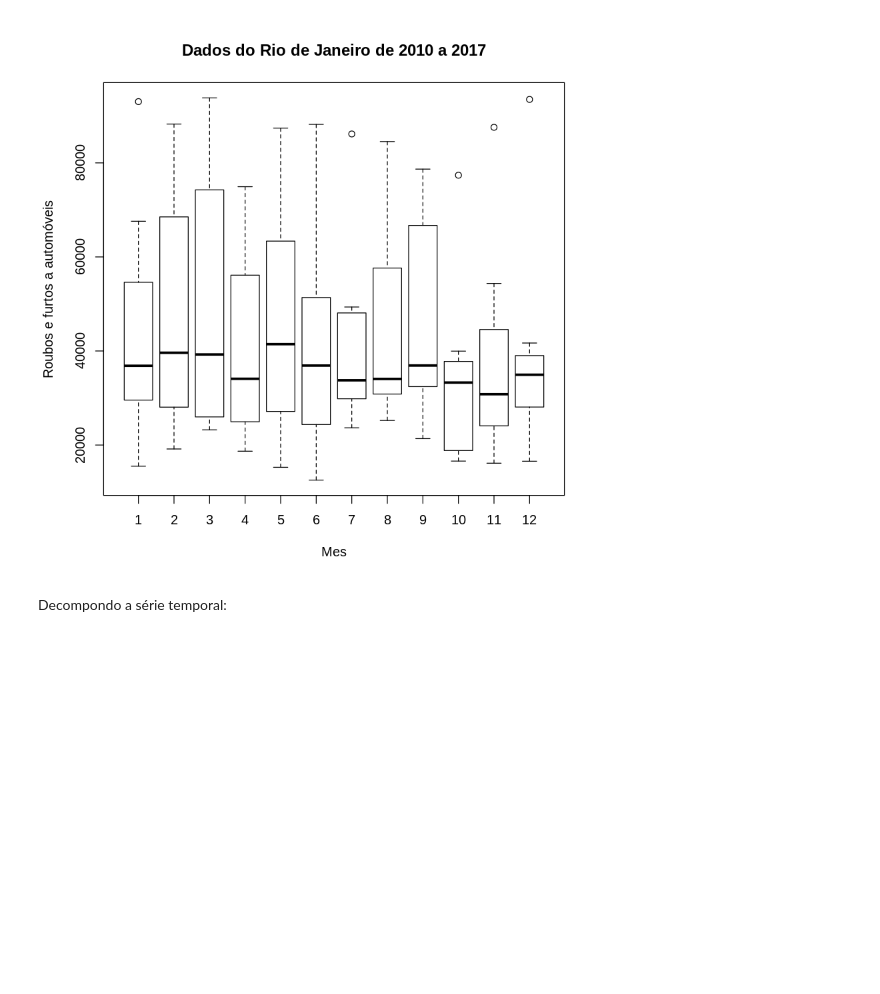
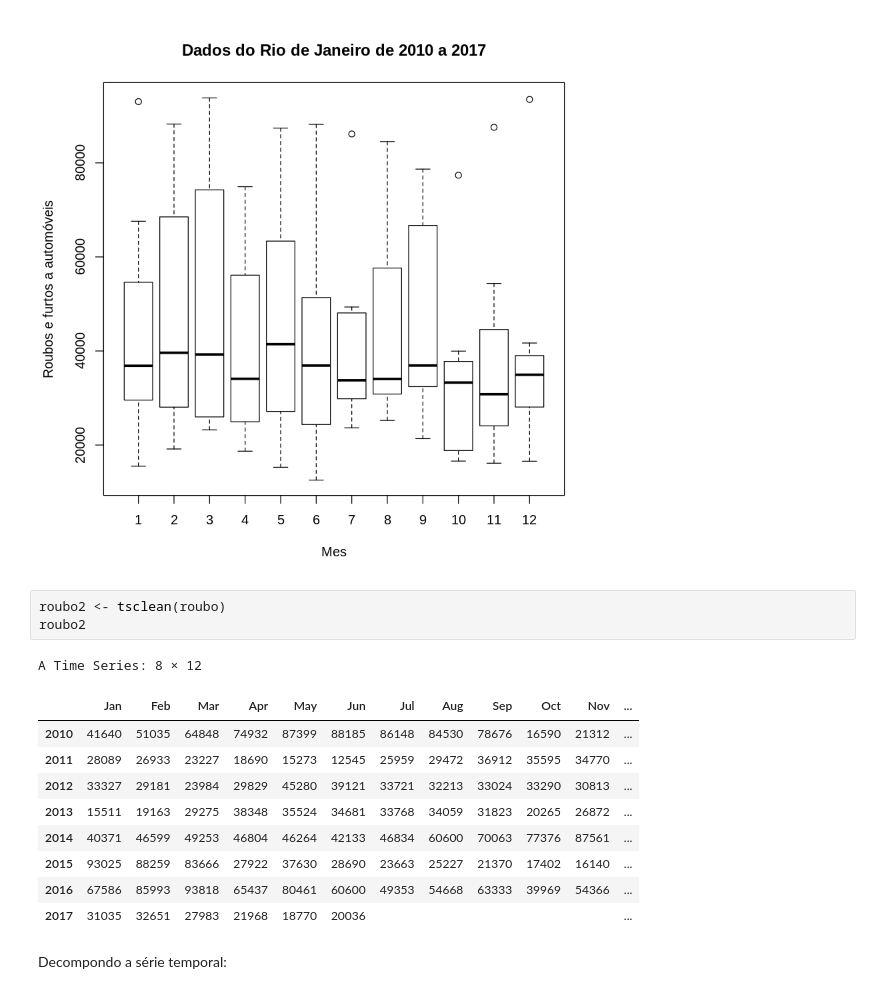
Before and after one commit to Erica-Wong/AnaliseSegurancaPublicaRJ, a Jupyter notebook: TCC_Step_3_ISP_estudo_da_serie_historica.ipynb, the cells around one changed output. Drawn from its saved outputs; the diff is of its cells as text; blank space fills up the shorter version.

```diff
--- a/TCC_Step_3_ISP_estudo_da_serie_historica.ipynb
+++ b/TCC_Step_3_ISP_estudo_da_serie_historica.ipynb
@@ -205,6 +190,20 @@ autoplot(roubo) + labs(x ="Ano", y = "Roubos e furtos a automóveis", title="Dad
 boxplot(roubo~cycle(roubo),xlab="Mes", ylab = "Roubos e furtos a automóveis" ,main ="Dados do Rio de Janeiro de 2010 a 2017")
 # %% [output]
 [figure]
+# %%
+roubo2 <- tsclean(roubo)
+roubo2
+# %% [output]
+A Time Series: 8 × 12
+|  | Jan | Feb | Mar | Apr | May | Jun | Jul | Aug | Sep | Oct | Nov | ... |
+| 2010 | 41640 | 51035 | 64848 | 74932 | 87399 | 88185 | 86148 | 84530 | 78676 | 16590 | 21312 | ... |
+| 2011 | 28089 | 26933 | 23227 | 18690 | 15273 | 12545 | 25959 | 29472 | 36912 | 35595 | 34770 | ... |
+| 2012 | 33327 | 29181 | 23984 | 29829 | 45280 | 39121 | 33721 | 32213 | 33024 | 33290 | 30813 | ... |
+| 2013 | 15511 | 19163 | 29275 | 38348 | 35524 | 34681 | 33768 | 34059 | 31823 | 20265 | 26872 | ... |
+| 2014 | 40371 | 46599 | 49253 | 46804 | 46264 | 42133 | 46834 | 60600 | 70063 | 77376 | 87561 | ... |
+| 2015 | 93025 | 88259 | 83666 | 27922 | 37630 | 28690 | 23663 | 25227 | 21370 | 17402 | 16140 | ... |
+| 2016 | 67586 | 85993 | 93818 | 65437 | 80461 | 60600 | 49353 | 54668 | 63333 | 39969 | 54366 | ... |
+| 2017 | 31035 | 32651 | 27983 | 21968 | 18770 | 20036 |  |  |  |  |  | ... |
 # %% [markdown]
 Decompondo a série temporal:
 # %%
```
Also changed, not shown: parts of 9 cells of this notebook.
